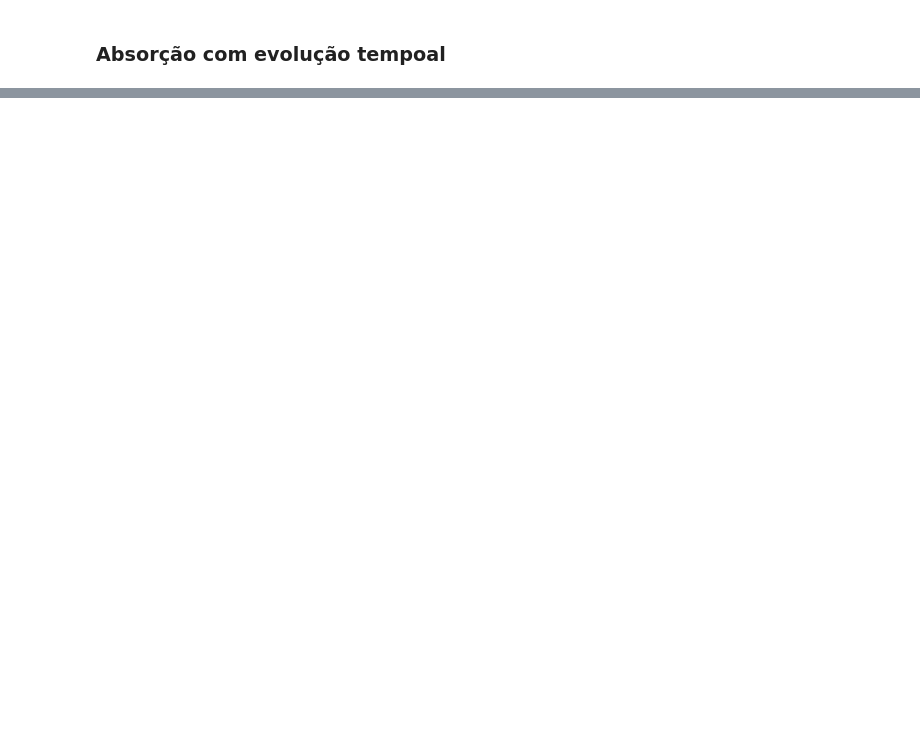
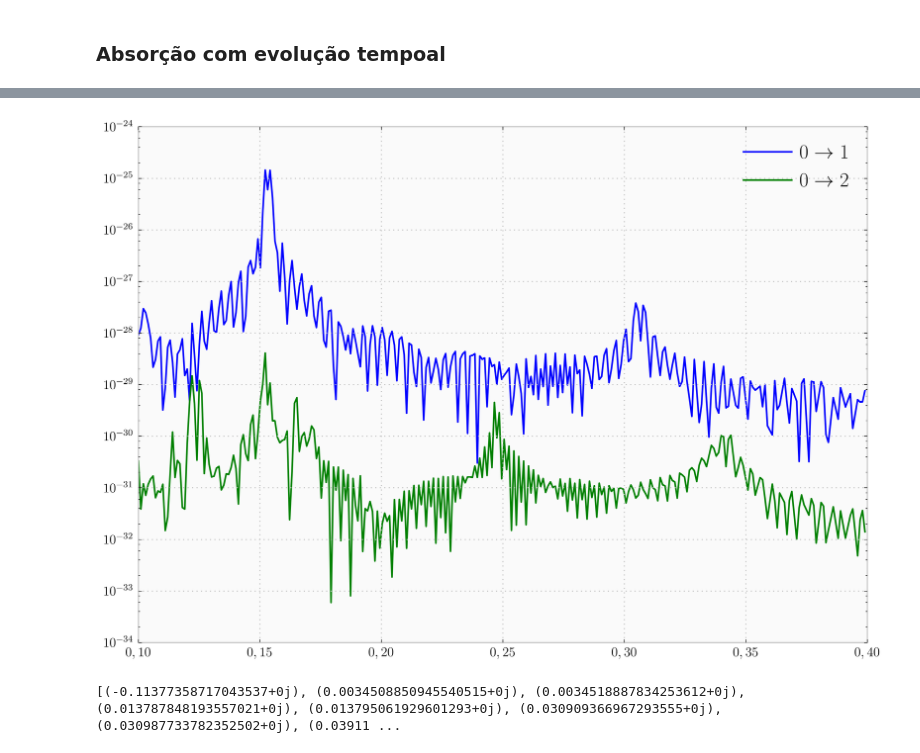
Before and after one commit to thiagolcmelo/mestrado, a Jupyter notebook: fotocorrente-absorcao-gaas-algaas.ipynb, the cells around one changed output, grey strips where cells are left out. Drawn from its saved outputs; the diff is of its cells as text; code cells hidden in the pictures; blank space fills up the shorter version.

```diff
--- a/fotocorrente-absorcao-gaas-algaas.ipynb
+++ b/fotocorrente-absorcao-gaas-algaas.ipynb
@@ -885,3 +887,11 @@ plt.show()
+# %%
+plt.semilogy(energy, energy*(np.abs(d1i)), label=r'$0 \rightarrow 1$')
+plt.semilogy(energy, energy*(np.abs(d2i)), label=r'$0 \rightarrow 2$')
+
+plt.legend()
+plt.show()
+# %% [output]
+[figure, added]
 # %%
 def solve_eigenproblem(H):
     """
@@ -923,7 +933,9 @@ res = solve_eigenproblem(A)
 
 print(list(res[0]*au2ev))
 
-plt.plot(z_au, V)
-for i in range(18):
-    plt.plot(z_au, 0.01*res[1][i]+res[0][i])
-plt.show()
+# plt.plot(z_au, V)
+# for i in range(18):
+#     plt.plot(z_au, 0.01*res[1][i]+res[0][i])
+# plt.show()
+# %% [output]
+[(-0.11377358717043537+0j), (0.0034508850945540515+0j), (0.0034518887834253612+0j), (0.013787848193557021+0j), (0.013795061929601293+0j), (0.030909366967293555+0j), (0.030987733782352502+0j), (0.03911 ...
```
Also changed, not shown: parts of 13 cells of this notebook, 20 other files.
